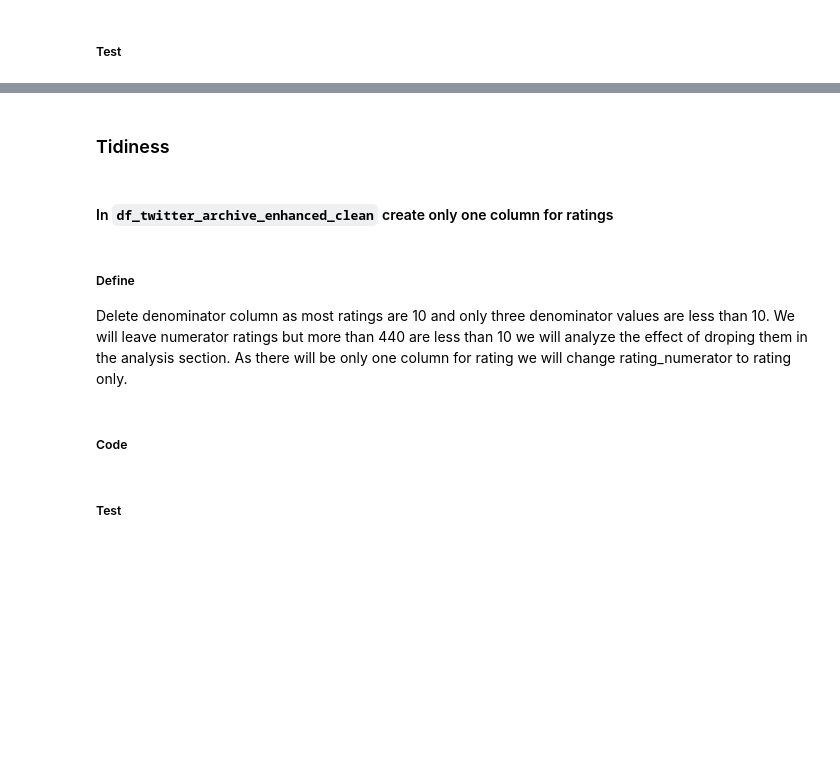
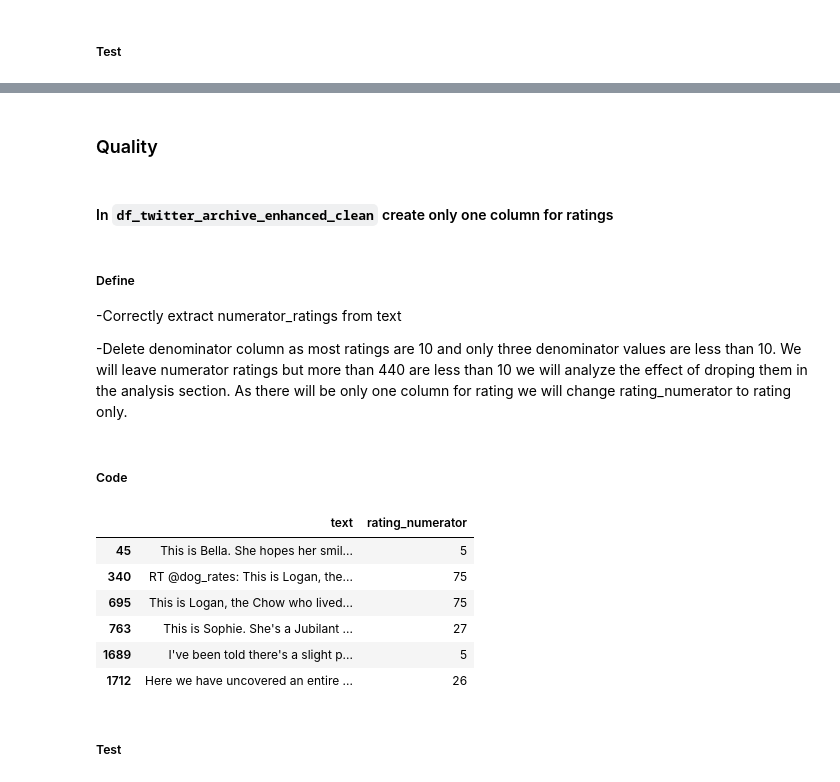
Before and after one commit to rodr1ck/WeRateDogs_Udacity, a Jupyter notebook: wrangle_act.ipynb, the cells around one changed output, grey strips where cells are left out. Saved outputs shown, nothing was run; the diff lists cells and outputs as text; code cells hidden in the pictures; blank space fills up the shorter version.

```diff
--- a/wrangle_act.ipynb
+++ b/wrangle_act.ipynb
@@ -657,9 +686,22 @@ memory usage: 149.9+ KB
 # %% [markdown]
-### Tidiness
+### Quality
 # %% [markdown]
 #### In `df_twitter_archive_enhanced_clean` create only one column for ratings
 # %% [markdown]
 ##### Define
-Delete denominator column as most ratings are 10 and only three denominator values are less than 10. We will leave numerator ratings but more than 440 are less than 10 we will analyze the effect of droping them in the analysis section. As there will be only one column for rating we will change rating_numerator to rating only.
+-Correctly extract numerator_ratings from text
+
+-Delete denominator column as most ratings are 10 and only three denominator values are less than 10. We will leave numerator ratings but more than 440 are less than 10 we will analyze the effect of droping them in the analysis section. As there will be only one column for rating we will change rating_numerator to rating only.
 # %% [markdown]
 ##### Code
+# %%
+# extract numerator_rating from text
+df_twitter_archive_enhanced_clean[df_twitter_archive_enhanced_clean.text.str.contains(r"(\d+\.\d*\/\d+)")][['text', 'rating_numerator']]
+# %% [output]
+|  | text | rating_numerator |
+| 45 | This is Bella. She hopes her smil... | 5 |
+| 340 | RT @dog_rates: This is Logan, the... | 75 |
+| 695 | This is Logan, the Chow who lived... | 75 |
+| 763 | This is Sophie. She's a Jubilant ... | 27 |
+| 1689 | I've been told there's a slight p... | 5 |
+| 1712 | Here we have uncovered an entire ... | 26 |
```
Also changed, not shown: parts of 21 cells of this notebook, 6 other files.
